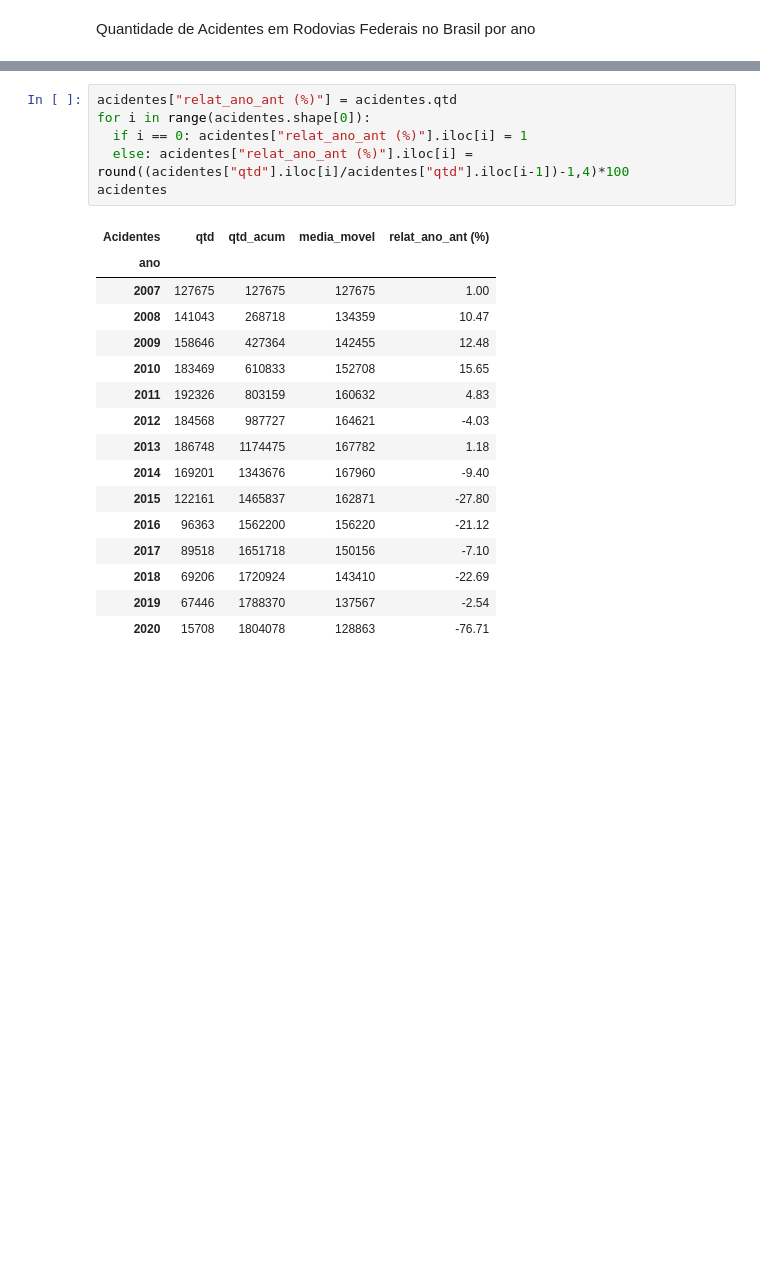
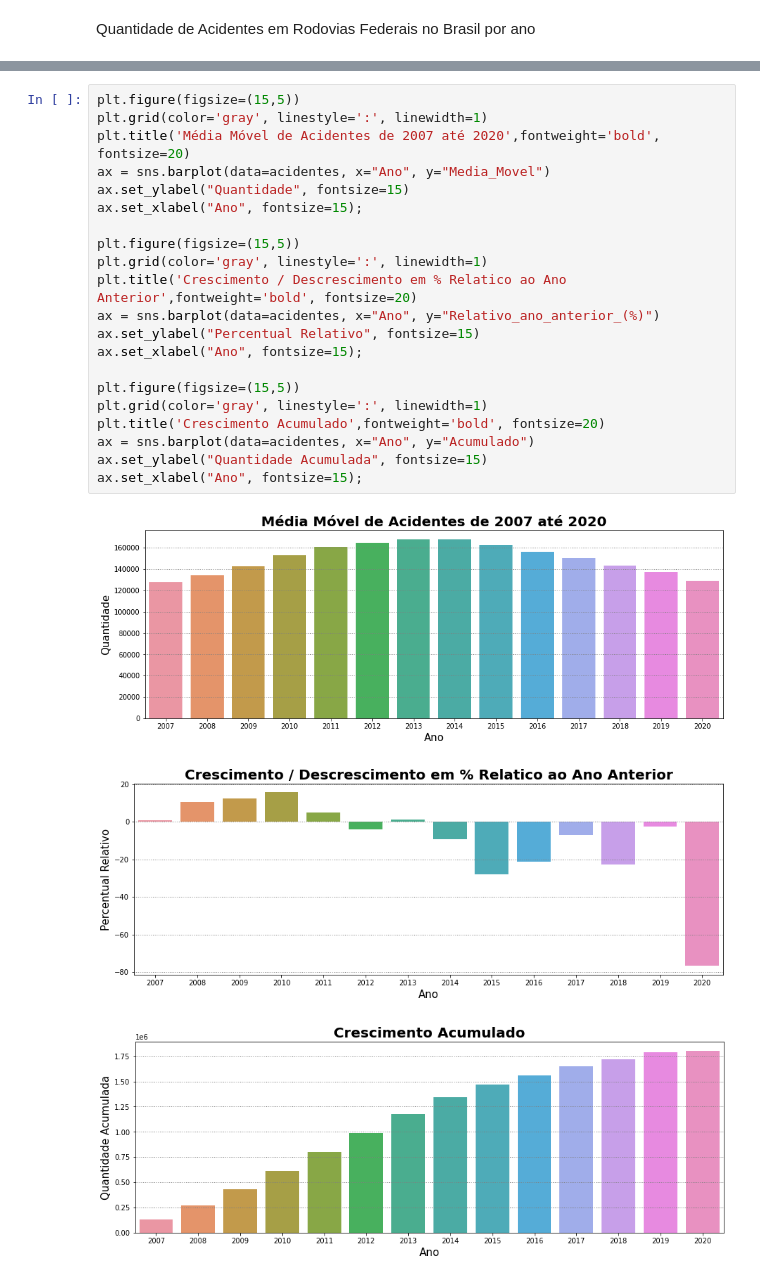
Before and after one commit to FelipeGBarreto/Projects, a Jupyter notebook: Acidentes_Rodovias_Federais.ipynb, the cells around one changed output, grey strips where cells are left out. Drawn from its saved outputs; the diff is of its cells as text; blank space fills up the shorter version.

```diff
--- a/Acidentes_Rodovias_Federais.ipynb
+++ b/Acidentes_Rodovias_Federais.ipynb
@@ -165,26 +170,28 @@ acidentes
-# %%
-acidentes["relat_ano_ant (%)"] = acidentes.qtd
-for i in range(acidentes.shape[0]):
-  if i == 0: acidentes["relat_ano_ant (%)"].iloc[i] = 1
-  else: acidentes["relat_ano_ant (%)"].iloc[i] = round((acidentes["qtd"].iloc[i]/acidentes["qtd"].iloc[i-1])-1,4)*100
-acidentes
-# %% [output]
-| Acidentes | qtd | qtd_acum | media_movel | relat_ano_ant (%) |
-| ano |  |  |  |  |
-| 2007 | 127675 | 127675 | 127675 | 1.00 |
-| 2008 | 141043 | 268718 | 134359 | 10.47 |
-| 2009 | 158646 | 427364 | 142455 | 12.48 |
-| 2010 | 183469 | 610833 | 152708 | 15.65 |
-| 2011 | 192326 | 803159 | 160632 | 4.83 |
-| 2012 | 184568 | 987727 | 164621 | -4.03 |
-| 2013 | 186748 | 1174475 | 167782 | 1.18 |
-| 2014 | 169201 | 1343676 | 167960 | -9.40 |
-| 2015 | 122161 | 1465837 | 162871 | -27.80 |
-| 2016 | 96363 | 1562200 | 156220 | -21.12 |
-| 2017 | 89518 | 1651718 | 150156 | -7.10 |
-| 2018 | 69206 | 1720924 | 143410 | -22.69 |
-| 2019 | 67446 | 1788370 | 137567 | -2.54 |
-| 2020 | 15708 | 1804078 | 128863 | -76.71 |
+# %%
+plt.figure(figsize=(15,5))
+plt.grid(color='gray', linestyle=':', linewidth=1)
+plt.title('Média Móvel de Acidentes de 2007 até 2020',fontweight='bold', fontsize=20)
+ax = sns.barplot(data=acidentes, x="Ano", y="Media_Movel")
+ax.set_ylabel("Quantidade", fontsize=15)
+ax.set_xlabel("Ano", fontsize=15);
+
+plt.figure(figsize=(15,5))
+plt.grid(color='gray', linestyle=':', linewidth=1)
+plt.title('Crescimento / Descrescimento em % Relatico ao Ano Anterior',fontweight='bold', fontsize=20)
+ax = sns.barplot(data=acidentes, x="Ano", y="Relativo_ano_anterior_(%)")
+ax.set_ylabel("Percentual Relativo", fontsize=15)
+ax.set_xlabel("Ano", fontsize=15);
+
+plt.figure(figsize=(15,5))
+plt.grid(color='gray', linestyle=':', linewidth=1)
+plt.title('Crescimento Acumulado',fontweight='bold', fontsize=20)
+ax = sns.barplot(data=acidentes, x="Ano", y="Acumulado")
+ax.set_ylabel("Quantidade Acumulada", fontsize=15)
+ax.set_xlabel("Ano", fontsize=15);
+# %% [output]
+[figure, added]
+[figure, added]
+[figure, added]
 # %%
 ax = dataset.groupby(["ano","mes"])[["id"]].count()
 ax=ax.reset_index()
```
Also changed, not shown: parts of 4 cells of this notebook.
